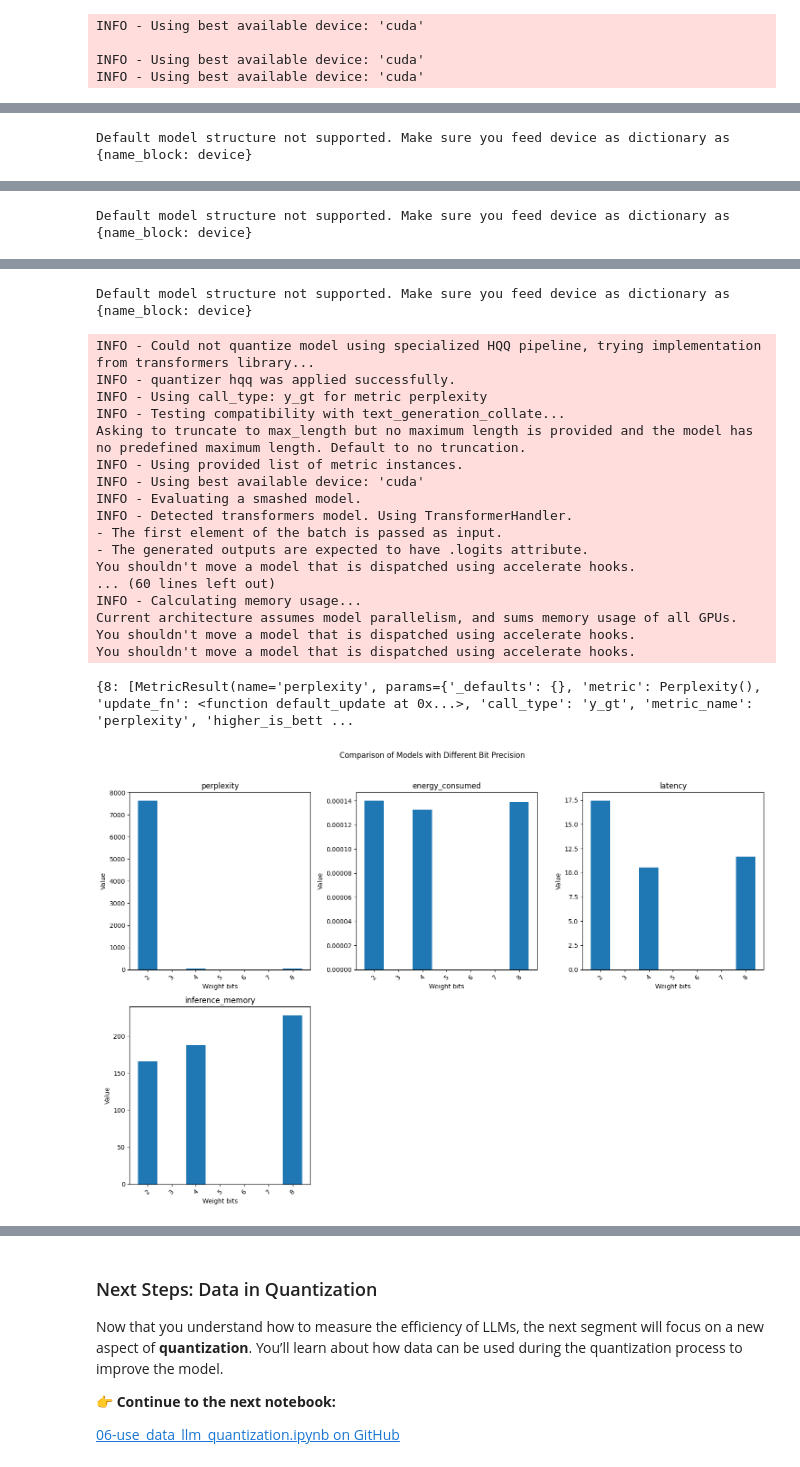
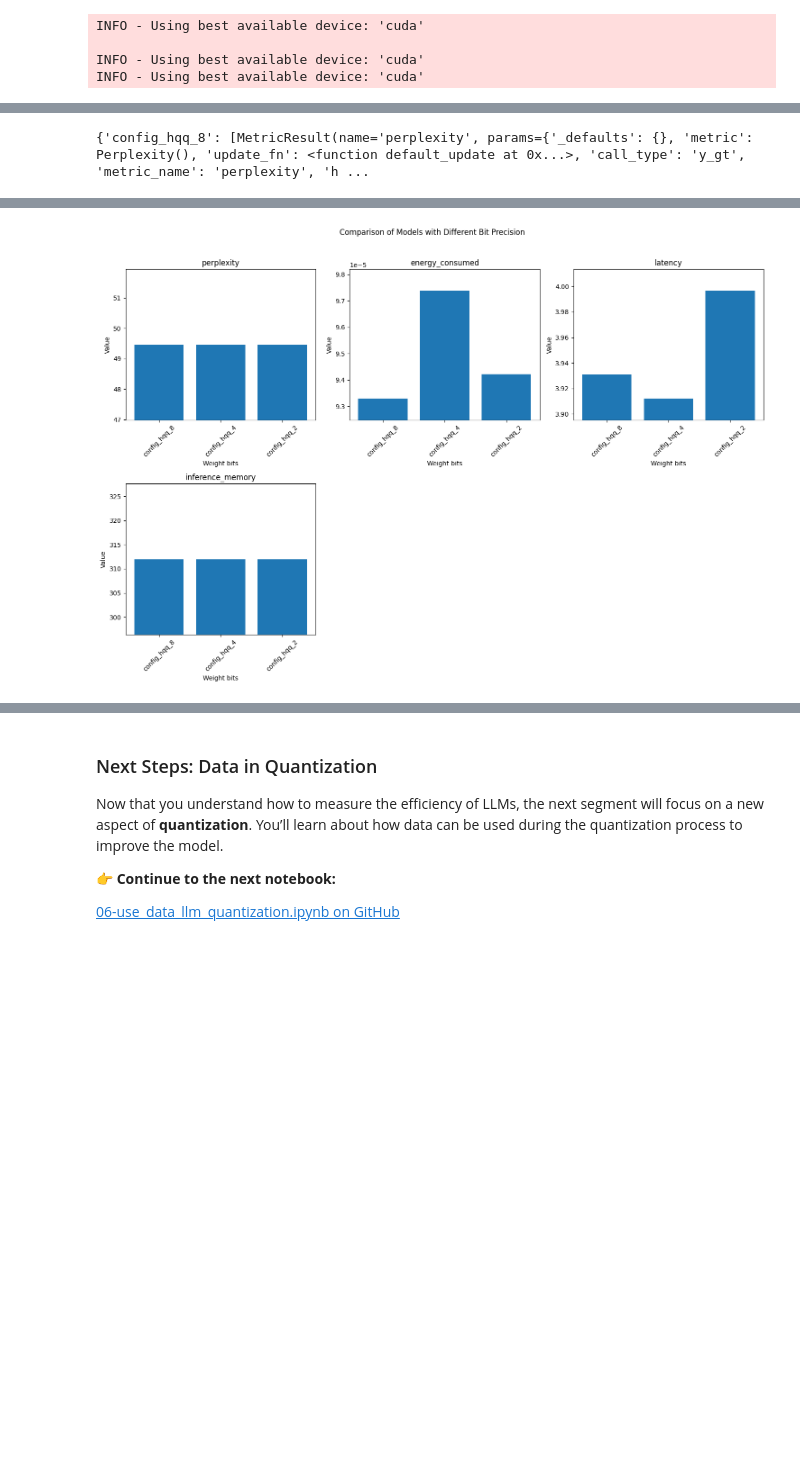
Before and after one commit to PrunaAI/ai-efficiency-courses, a Jupyter notebook: solutions/05-benchmark_llm_bits.ipynb, the cells around one changed output, grey strips where cells are left out. Saved outputs shown, nothing was run; the diff lists cells and outputs as text; code cells hidden in the pictures; blank space fills up the shorter version.

```diff
--- a/solutions/05-benchmark_llm_bits.ipynb
+++ b/solutions/05-benchmark_llm_bits.ipynb
@@ -125,7 +135,7 @@ def evaluate_config(model_id, smash_config, metrics=None, dataset="WikiText"):
     model_results = {}
 
     ### To Complete ###
-    model = AutoModelForCausalLM.from_pretrained(model_id, dtype="auto")
+    model = AutoModelForCausalLM.from_pretrained(model_id, torch_dtype="auto")
     copy_model = copy.deepcopy(model)
 
     try:
@@ -348,23 +352,29 @@ Half-Quadratic Quantization (HQQ) leverages fast, robust optimization techniques
 smash_configs = []
 
 ### To Complete ###
-config_higgs = SmashConfig()
-config_higgs.add_tokenizer(MODEL_IDS[0])
-config_higgs["quantizer"] = "hqq"
-config_higgs["hqq_weight_bits"] = 8
-smash_configs.append(config_higgs)
+config_hqq = SmashConfig({
+    "hqq" : {
+        "hqq_weight_bits": 8,
+        }
+})
+config_hqq.add_tokenizer(MODEL_IDS[0])
+smash_configs.append(config_hqq)
 
-config_higgs = SmashConfig()
-config_higgs.add_tokenizer(MODEL_IDS[0])
-config_higgs["quantizer"] = "hqq"
-config_higgs["hqq_weight_bits"] = 4
-smash_configs.append(config_higgs)
+config_hqq = SmashConfig({
+    "hqq" : {
+        "hqq_weight_bits": 4,
+        }
+})
+config_hqq.add_tokenizer(MODEL_IDS[0])
+smash_configs.append(config_hqq)
 
-config_higgs = SmashConfig()
-config_higgs.add_tokenizer(MODEL_IDS[0])
-config_higgs["quantizer"] = "hqq"
-config_higgs["hqq_weight_bits"] = 2
-smash_configs.append(config_higgs)
+config_hqq = SmashConfig({
+    "hqq" : {
+        "hqq_weight_bits": 2,
+        }
+})
+config_hqq.add_tokenizer(MODEL_IDS[0])
+smash_configs.append(config_hqq)
 ### End of To Complete ###
 # %% [output]
 INFO - Using best available device: 'cuda'
@@ -375,10 +385,8 @@ INFO - Using best available device: 'cuda'
 hqq_evaluation_results = {}
 
 ### To Complete ###
-for smash_config in smash_configs:
-    hqq_evaluation_results[smash_config[smash_config["quantizer"] + "_weight_bits"]] = (
-        result
-    ) = evaluate_config(model_id=model_id, smash_config=smash_config)
+for smash_config, config_name in zip(smash_configs, ["config_hqq_8", "config_hqq_4", "config_hqq_2"]):
+    hqq_evaluation_results[config_name] = result = evaluate_config(model_id=model_id, smash_config=smash_config)
 print(hqq_evaluation_results)
 
 create_comparison_plots(
@@ -394 +417 @@ INFO - Starting quantizer hqq...
-Default model structure not supported. Make sure you feed device as dictionary as {name_block: device}
+{'config_hqq_8': [MetricResult(name='perplexity', params={'_defaults': {}, 'metric': Perplexity(), 'update_fn': <function default_update at 0x...>, 'call_type': 'y_gt', 'metric_name': 'perplexity', 'h ...
@@ -412 +417,0 @@ INFO - Starting quantizer hqq...
-Default model structure not supported. Make sure you feed device as dictionary as {name_block: device}
@@ -430,23 +418,4 @@ INFO - Starting quantizer hqq...
-Default model structure not supported. Make sure you feed device as dictionary as {name_block: device}
-INFO - Could not quantize model using specialized HQQ pipeline, trying implementation from transformers library...
-INFO - quantizer hqq was applied successfully.
-INFO - Using call_type: y_gt for metric perplexity
-INFO - Testing compatibility with text_generation_collate...
-Asking to truncate to max_length but no maximum length is provided and the model has no predefined maximum length. Default to no truncation.
-INFO - Using provided list of metric instances.
-INFO - Using best available device: 'cuda'
-INFO - Evaluating a smashed model.
-INFO - Detected transformers model. Using TransformerHandler.
-- The first element of the batch is passed as input.
-- The generated outputs are expected to have .logits attribute.
-You shouldn't move a model that is dispatched using accelerate hooks.
-... (60 lines left out)
-INFO - Calculating memory usage...
-Current architecture assumes model parallelism, and sums memory usage of all GPUs.
-You shouldn't move a model that is dispatched using accelerate hooks.
-You shouldn't move a model that is dispatched using accelerate hooks.
-{8: [MetricResult(name='perplexity', params={'_defaults': {}, 'metric': Perplexity(), 'update_fn': <function default_update at 0x...>, 'call_type': 'y_gt', 'metric_name': 'perplexity', 'higher_is_bett ...
-[figure, old version]
+[figure, new version]
 # %% [markdown]
 ## Conclusion: What We've Learned About Bit Precision in Quantization
 
```
Also changed, not shown: parts of 9 cells of this notebook.
